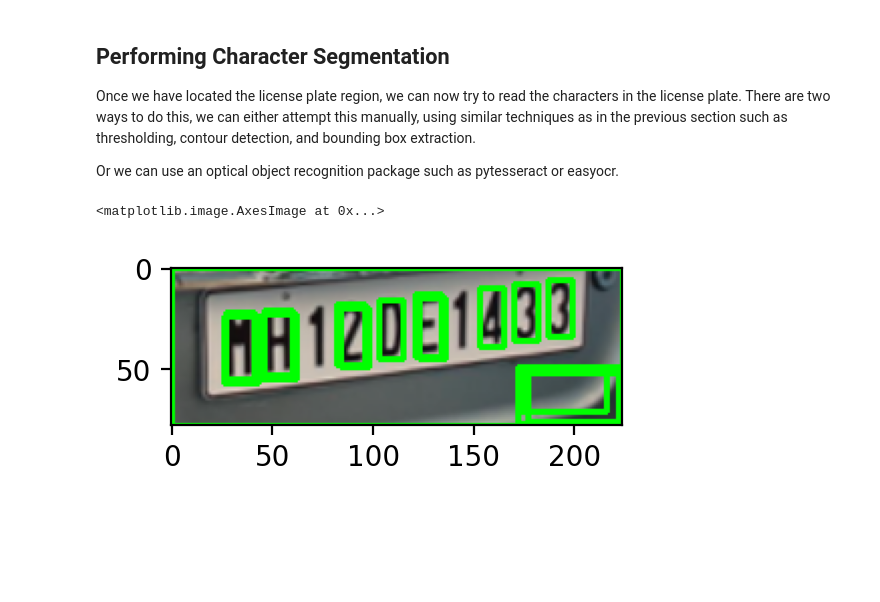
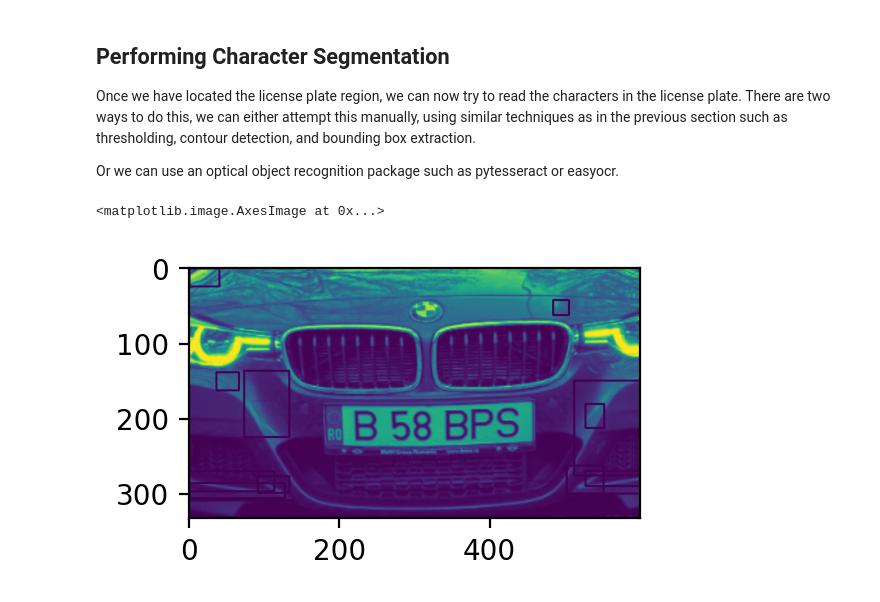
Before and after one commit to epeter6/CS482, a Jupyter notebook: Final Project.ipynb, the cells around one changed output. Cells and saved outputs as stored; diff of their text form; code cells hidden in the pictures; blank space fills up the shorter version.

Commit message:
Added my changes
Includes tesseract import, trying pytesseract on single chars and on full images of the license plate as input.

```diff
--- a/Final Project.ipynb
+++ b/Final Project.ipynb
@@ -20,11 +20,8 @@ In order to find the license plate, we first preprocess the image to improve the
 Afterwards, we use computer vision strategies to locate the license plate in the image.
 In our case we make use of contour detection to identify the contour bounding box that contains our license plate.
 # %%
-# Import necessary libraries
-import cv2
-
 # Load the image of the license plate using OpenCV
-img = cv2.imread('Cars248.png')
+img = cv2.imread('plate12.png')
 
 # Resize the image to a fixed width while maintaining the aspect ratio
 img_width = 600
@@ -67,7 +64,7 @@ for contour in contours:
 
     # Check if the aspect ratio of the bounding rectangle is within a certain range to filter out non-license plate regions
     min_aspect_ratio = 3
-    max_aspect_ratio = 4
+    max_aspect_ratio = 5
     if aspect_ratio >= min_aspect_ratio and aspect_ratio <= max_aspect_ratio and w*h >= min_area and w*h <= max_area :
         # Draw a rectangle around the license plate region
         x -= 10
@@ -78,6 +75,8 @@ for contour in contours:
 
         # Crop the license plate region from the image using the bounding rectangle coordinates
         plate = img[y:y+h, x:x+w]
+    else:
+        plate = gray
 
 # Display the cropped license plate image
 cv2.imshow('License Plate', plate)
@@ -96,3 +95,14 @@ plt.subplot(1, 3, 2)
 plt.imshow(img)
 plt.subplot(1, 3, 3)
 plt.imshow(plate)
+
+
+# Import pytesseract
+import pytesseract
+# Specify the path to the Tesseract executable
+pytesseract.pytesseract.tesseract_cmd = r'C:\Users\ealex\AppData\Local\Programs\Tesseract-OCR\tesseract.exe'
+
+# Apply OCR on the cropped image to extract the text
+predicted_plate = pytesseract.image_to_string(img, lang ='eng',
+                    config='--psm 7 --oem 3 -c tessedit_char_whitelist=ABCDEFGHIJKLMNOPQRSTUVWXYZ0123456789')
+print(predicted_plate)
@@ -107,11 +114,12 @@ There are two ways to do this, we can either attempt this manually, using simila
 
 Or we can use an optical object recognition package such as pytesseract or easyocr.
 # %%
-# Convert the license plate region to grayscale
-plate_gray = cv2.cvtColor(plate, cv2.COLOR_BGR2GRAY)
+# Apply adaptive thresholding to binarize the image
+thresh = cv2.adaptiveThreshold(gray, 255, cv2.ADAPTIVE_THRESH_MEAN_C, cv2.THRESH_BINARY_INV, 11, 2)
 
-# Apply adaptive thresholding to binarize the image
-thresh = cv2.adaptiveThreshold(plate_gray, 255, cv2.ADAPTIVE_THRESH_MEAN_C, cv2.THRESH_BINARY_INV, 11, 2)
+# Apply dilation to the thresholded image
+kernel = np.ones((3,3),np.uint8)
+dilated = cv2.dilate(thresh, kernel, iterations=1)
 
 # Find contours in the thresholded image
 contours, hierarchy = cv2.findContours(thresh, cv2.RETR_EXTERNAL, cv2.CHAIN_APPROX_SIMPLE)
@@ -125,34 +133,34 @@ def sort_contours(contours):
     contours_sorted = [c for _, c in sorted(zip(bounding_boxes, contours), key=lambda b: b[0])]
 
     return contours_sorted
 
 # Sort the contours from left to right
 contours = sort_contours(contours)
 
 # Define the minimum and maximum width and height of a character in the license plate
-min_char_width = 10
-max_char_width = 150
+min_char_width = 5
+max_char_width = 185
 min_char_height = 20
-max_char_height = 150
+max_char_height = 185
 
 # Iterate over each contour to perform character segmentation
 for contour in contours:
     # Get the bounding box coordinates for the contour
     x, y, w, h = cv2.boundingRect(contour)
 
     # Check if the bounding box is within the minimum and maximum width and height of a character in the license plate
     if w >= min_char_width and w <= max_char_width and h >= min_char_height and h <= max_char_height:
         # Draw a rectangle around the character
         cv2.rectangle(plate, (x, y), (x + w, y + h), (0, 255, 0), 2)
 
 # Display the image with the character segments highlighted
 cv2.imshow('Character Segmentation', plate)
 cv2.waitKey(0)
 cv2.destroyAllWindows()
 
 plt.figure(dpi=200)
 plt.subplot(121)
 plt.imshow(plate)
 # %% [output]
 <matplotlib.image.AxesImage at 0x...>
-[figure, old version]
+[figure, new version]
```
Also changed, not shown: parts of 4 cells of this notebook, 7 other files.
